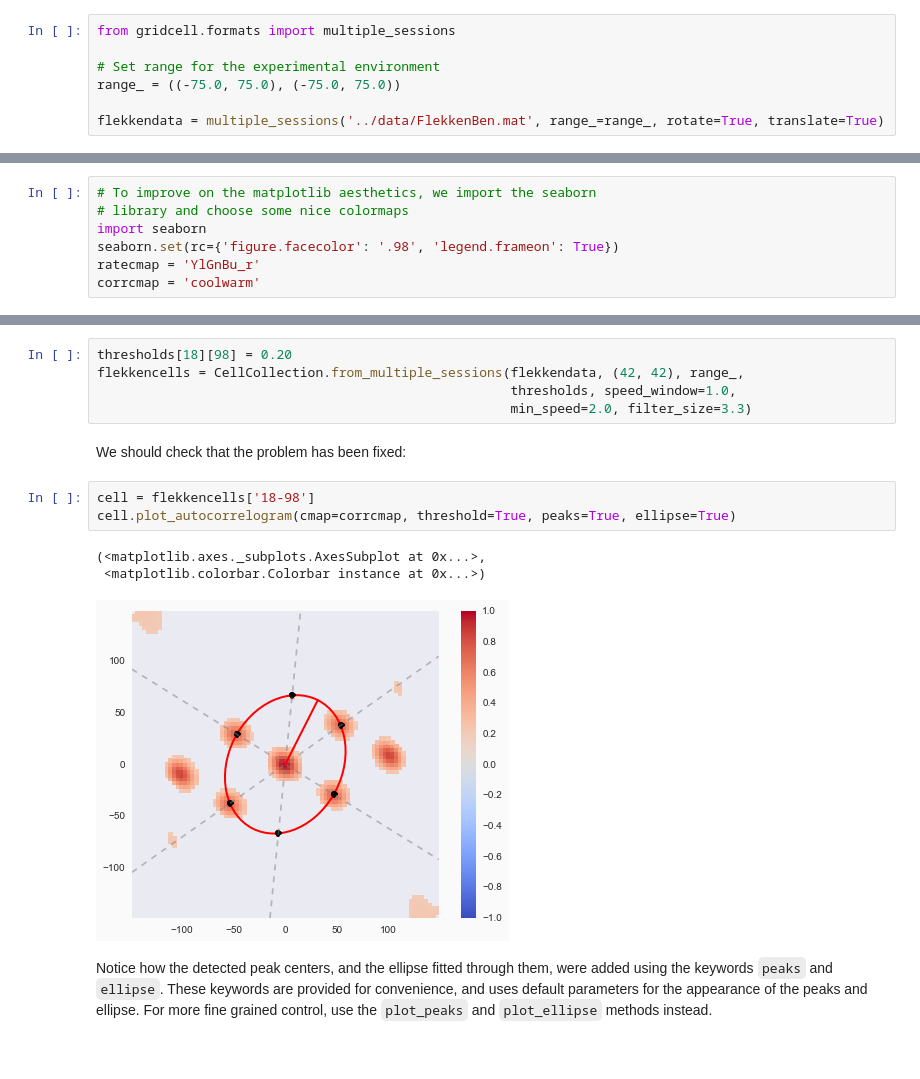
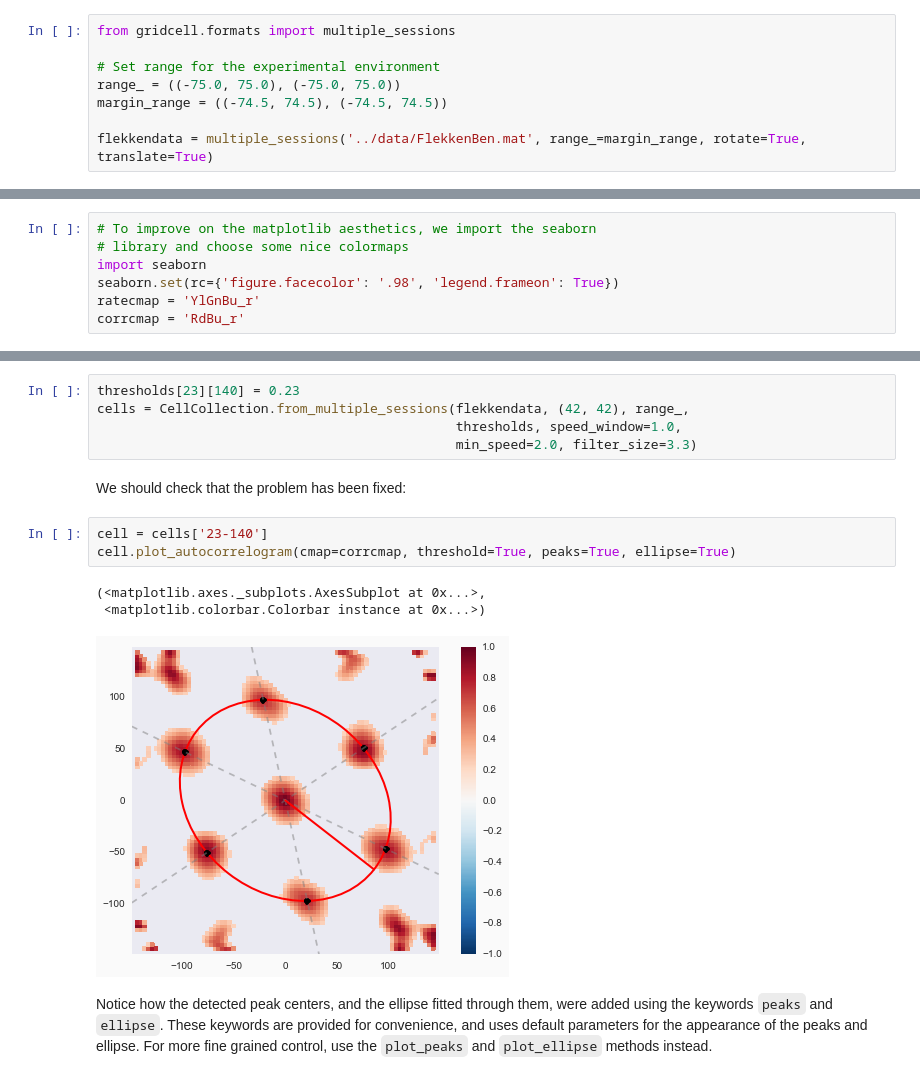
Before and after one commit to danielwe/gridcell, a Jupyter notebook: example.ipynb, the cells around one changed output, grey strips where cells are left out. Drawn from its saved outputs; the diff is of its cells as text.

```diff
--- a/example.ipynb
+++ b/example.ipynb
@@ -13,6 +13,7 @@ from gridcell.formats import multiple_sessions
 
 # Set range for the experimental environment
 range_ = ((-75.0, 75.0), (-75.0, 75.0))
+margin_range = ((-74.5, 74.5), (-74.5, 74.5))
 
-flekkendata = multiple_sessions('../data/FlekkenBen.mat', range_=range_, rotate=True, translate=True)
+flekkendata = multiple_sessions('../data/FlekkenBen.mat', range_=margin_range, rotate=True, translate=True)
 # %% [markdown]
@@ -67,5 +91,5 @@ Note that the ``CellCollection.from_multiple_sessions`` constructor takes a numb
 import seaborn
 seaborn.set(rc={'figure.facecolor': '.98', 'legend.frameon': True})
 ratecmap = 'YlGnBu_r'
-corrcmap = 'coolwarm'
+corrcmap = 'RdBu_r'
 # %% [markdown]
@@ -134,17 +158,17 @@ That's it! we only needed to decrease the threshold by 0.01. Now, let's update `
 # %%
-thresholds[18][98] = 0.20
-flekkencells = CellCollection.from_multiple_sessions(flekkendata, (42, 42), range_,
-                                                     thresholds, speed_window=1.0,
-                                                     min_speed=2.0, filter_size=3.3)
+thresholds[23][140] = 0.23
+cells = CellCollection.from_multiple_sessions(flekkendata, (42, 42), range_,
+                                              thresholds, speed_window=1.0,
+                                              min_speed=2.0, filter_size=3.3)
 # %% [markdown]
 We should check that the problem has been fixed:
 # %%
-cell = flekkencells['18-98']
+cell = cells['23-140']
 cell.plot_autocorrelogram(cmap=corrcmap, threshold=True, peaks=True, ellipse=True)
 # %% [output]
 (<matplotlib.axes._subplots.AxesSubplot at 0x...>,
  <matplotlib.colorbar.Colorbar instance at 0x...>)
-[figure, old version]
+[figure, new version]
 # %% [markdown]
 Notice how the detected peak centers, and the ellipse fitted through them, were added using the keywords ``peaks`` and ``ellipse``. These keywords are provided for convenience, and uses default parameters for the appearance of the peaks and ellipse. For more fine grained control, use the ``plot_peaks`` and ``plot_ellipse`` methods instead.
 # %%
```
Also changed, not shown: parts of 23 cells of this notebook, 1 other file.
